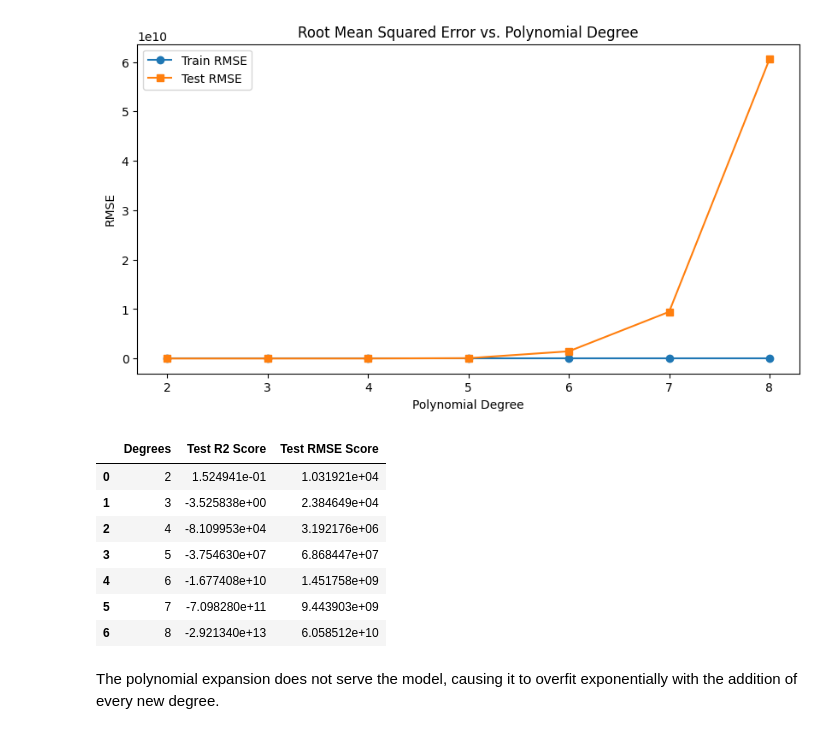
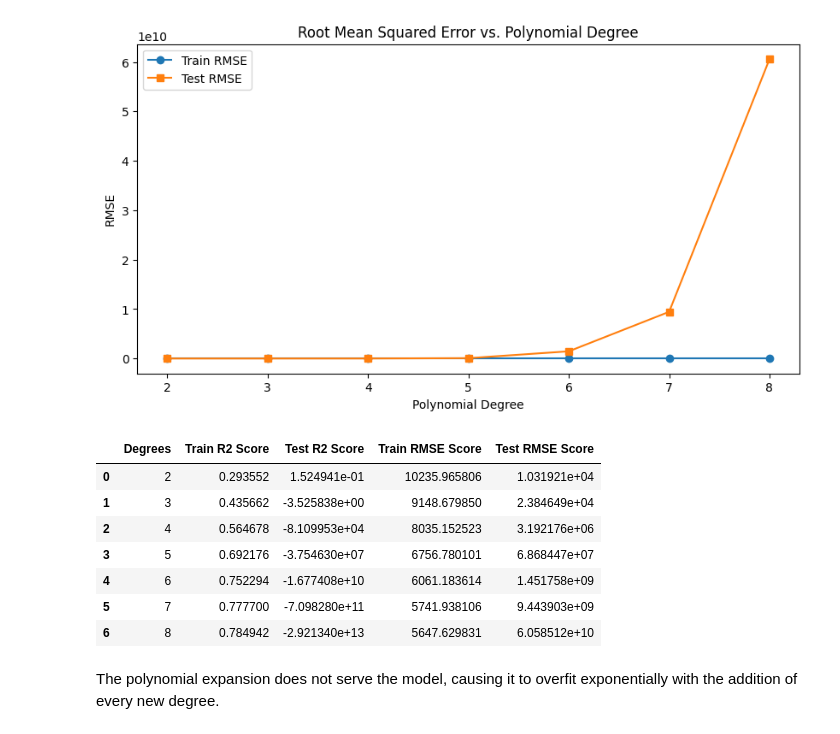
Before and after one commit to masonnicoletti/Car-Analysis-Project, a Jupyter notebook: polynomial_regression.ipynb, the cells around one changed output. Cells and saved outputs as stored; diff of their text form; code cells hidden in the pictures.

```diff
--- a/polynomial_regression.ipynb
+++ b/polynomial_regression.ipynb
@@ -109,19 +109,21 @@ plt.show()
 # %%
 # Build a df to view the results
 poly_df = pd.DataFrame({"Degrees": degrees,
+                        "Train R2 Score": R2_train_list,
                         "Test R2 Score": R2_test_list,
+                        "Train RMSE Score": RMSE_train_list,
                         "Test RMSE Score": RMSE_test_list})
 
 poly_df
 # %% [output]
-|  | Degrees | Test R2 Score | Test RMSE Score |
-| 0 | 2 | 1.524941e-01 | 1.031921e+04 |
-| 1 | 3 | -3.525838e+00 | 2.384649e+04 |
-| 2 | 4 | -8.109953e+04 | 3.192176e+06 |
-| 3 | 5 | -3.754630e+07 | 6.868447e+07 |
-| 4 | 6 | -1.677408e+10 | 1.451758e+09 |
-| 5 | 7 | -7.098280e+11 | 9.443903e+09 |
-| 6 | 8 | -2.921340e+13 | 6.058512e+10 |
+|  | Degrees | Train R2 Score | Test R2 Score | Train RMSE Score | Test RMSE Score |
+| 0 | 2 | 0.293552 | 1.524941e-01 | 10235.965806 | 1.031921e+04 |
+| 1 | 3 | 0.435662 | -3.525838e+00 | 9148.679850 | 2.384649e+04 |
+| 2 | 4 | 0.564678 | -8.109953e+04 | 8035.152523 | 3.192176e+06 |
+| 3 | 5 | 0.692176 | -3.754630e+07 | 6756.780101 | 6.868447e+07 |
+| 4 | 6 | 0.752294 | -1.677408e+10 | 6061.183614 | 1.451758e+09 |
+| 5 | 7 | 0.777700 | -7.098280e+11 | 5741.938106 | 9.443903e+09 |
+| 6 | 8 | 0.784942 | -2.921340e+13 | 5647.629831 | 6.058512e+10 |
 # %% [markdown]
 The polynomial expansion does not serve the model, causing it to overfit exponentially with the addition of every new degree.
 # %%
```
